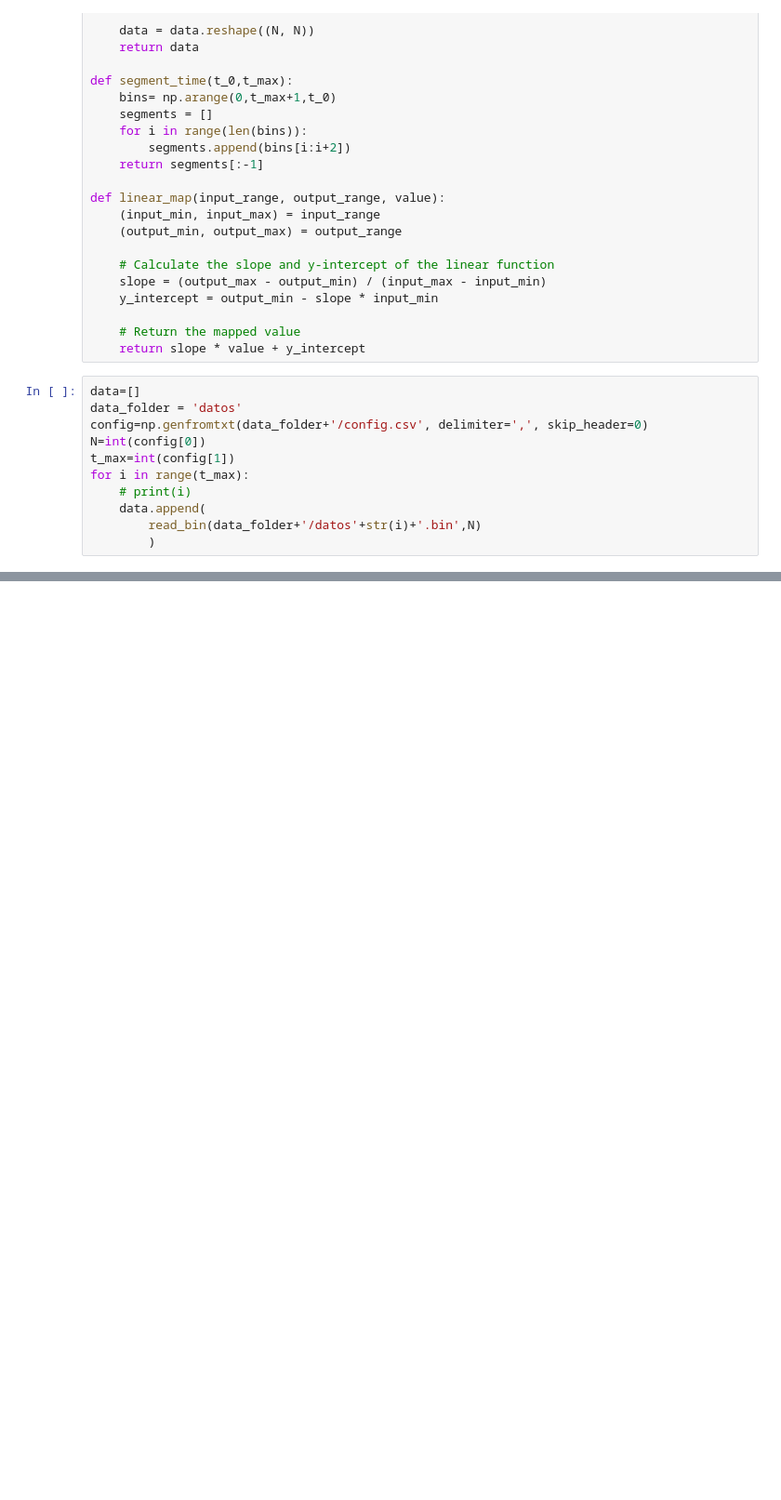
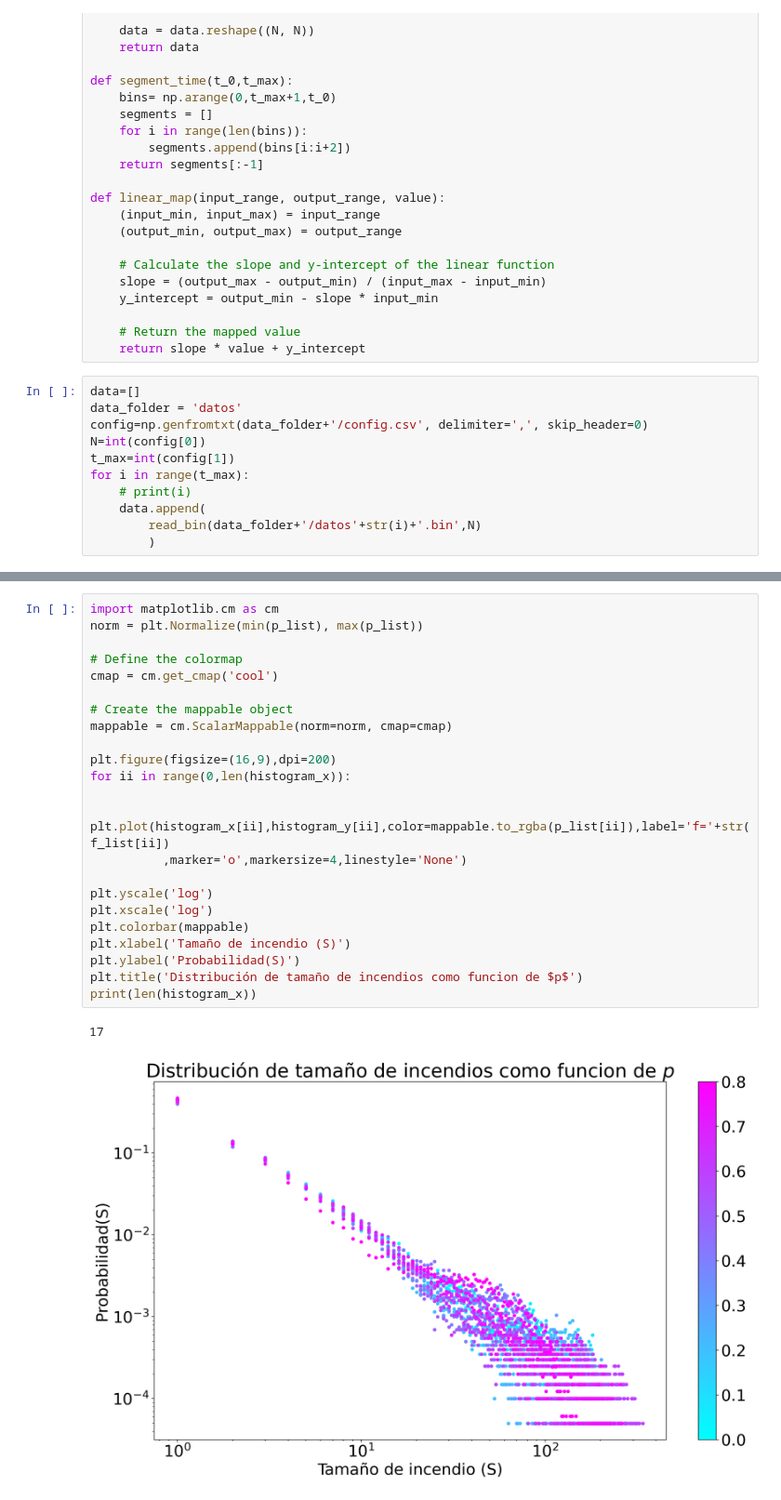
Before and after one commit to nick0413/Mec_estadistica, a Jupyter notebook: proyecto/fores_fire_model/animate.ipynb, the cells around one changed output, grey strips where cells are left out. Shown at 93% size. Drawn from its saved outputs; the diff is of its cells as text; blank space fills up the shorter version.

```diff
--- a/proyecto/fores_fire_model/animate.ipynb
+++ b/proyecto/fores_fire_model/animate.ipynb
@@ -70,0 +119,26 @@ plt.show()
+# %%
+import matplotlib.cm as cm
+norm = plt.Normalize(min(p_list), max(p_list))
+
+# Define the colormap
+cmap = cm.get_cmap('cool')
+
+# Create the mappable object
+mappable = cm.ScalarMappable(norm=norm, cmap=cmap)
+
+plt.figure(figsize=(16,9),dpi=200)
+for ii in range(0,len(histogram_x)):
+
+	plt.plot(histogram_x[ii],histogram_y[ii],color=mappable.to_rgba(p_list[ii]),label='f='+str(f_list[ii])
+		  ,marker='o',markersize=4,linestyle='None')
+
+plt.yscale('log')
+plt.xscale('log')
+plt.colorbar(mappable)
+plt.xlabel('Tamaño de incendio (S)')
+plt.ylabel('Probabilidad(S)')
+plt.title('Distribución de tamaño de incendios como funcion de $p$')
+print(len(histogram_x))
+# %% [output]
+17
+[figure, added]
```
Also changed, not shown: parts of 4 cells of this notebook, 13 other files.
